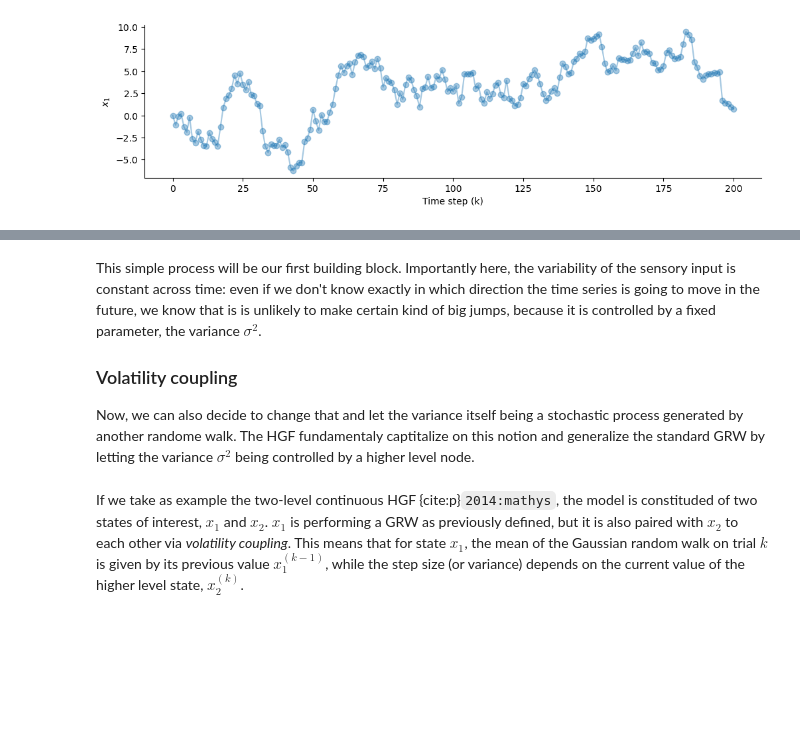
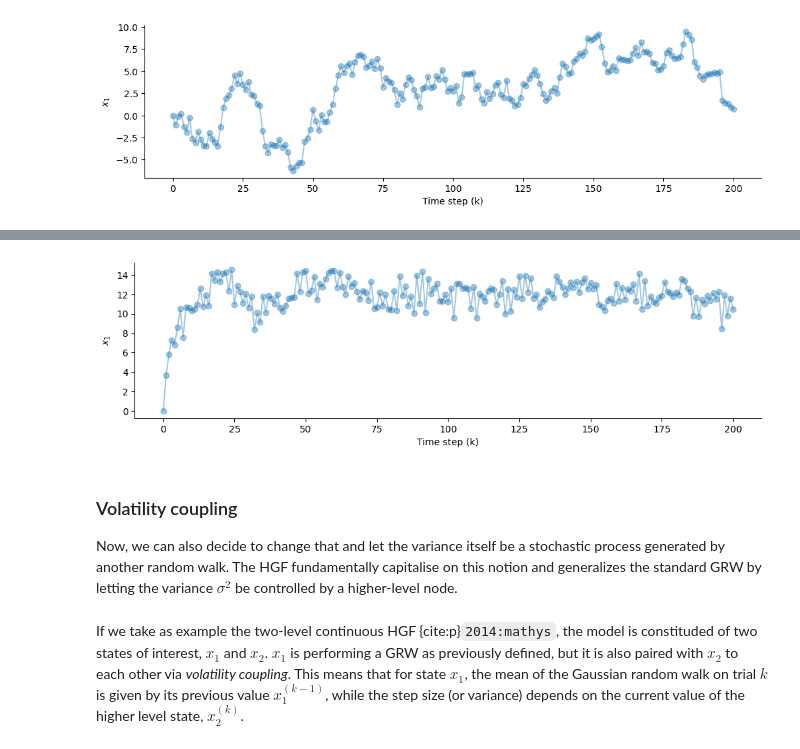
Before and after one commit to ilabcode/pyhgf, a Jupyter notebook: docs/source/notebooks/0-Theory.ipynb, the cells around one changed output, grey strips where cells are left out. Drawn from its saved outputs; the diff is of its cells as text; code cells hidden in the pictures; blank space fills up the shorter version.

```diff
--- a/docs/source/notebooks/0-Theory.ipynb
+++ b/docs/source/notebooks/0-Theory.ipynb
@@ -33,8 +74,25 @@ sns.despine()
+# %%
+np.random.seed(123)
+
+phi, m = 0.4, 12.0
+
+# random walk with AR1 process
+x_1 = [0.0]
+for i in range(200):
+    x_1.append(
+        np.random.normal(phi * (m - x_1[i-1]) + x_1[i-1], scale=1)
+    )
+
+plt.figure(figsize=(12, 3))
+plt.plot(x_1, "o-", alpha=.4);
+plt.xlabel("Time step (k)");
+plt.ylabel("$x_{1}$");
+sns.despine()
+# %% [output]
+[figure, added]
 # %% [markdown]
-This simple process will be our first building block. Importantly here, the variability of the sensory input is constant across time: even if we don't know exactly in which direction the time series is going to move in the future, we know that is is unlikely to make certain kind of big jumps, because it is controlled by a fixed parameter, the variance $\sigma^2$.
-
 ### Volatility coupling
-Now, we can also decide to change that and let the variance itself being a stochastic process generated by another randome walk. The HGF fundamentaly captitalize on this notion and generalize the standard GRW by letting the variance $\sigma^2$ being controlled by a higher level node.
+Now, we can also decide to change that and let the variance itself be a stochastic process generated by another random walk. The HGF fundamentally capitalise on this notion and generalizes the standard GRW by letting the variance $\sigma^2$ be controlled by a higher-level node.
 # %% [markdown]
 If we take as example the two-level continuous HGF {cite:p}`2014:mathys`, the model is constituded of two states of interest, $x_1$ and $x_2$. $x_1$ is performing a GRW as previously defined, but it is also paired with $x_2$ to each other via *volatility coupling*. This means that for state $x_1$, the mean of the Gaussian random walk on trial $k$ is given by its previous value $x_1^{(k-1)}$, while the step size (or variance) depends on the current value of the higher level state, $x_2^{(k)}$.
 # %% [markdown]
```
Also changed, not shown: parts of 21 cells of this notebook, 1 other file.
